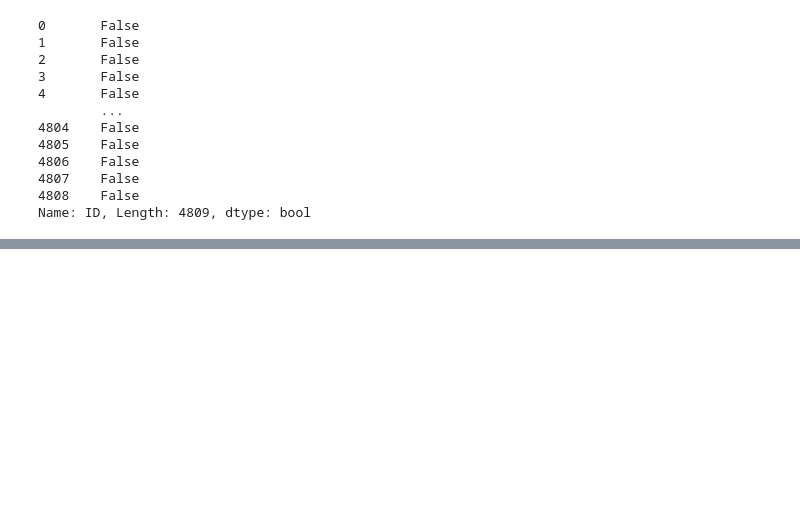
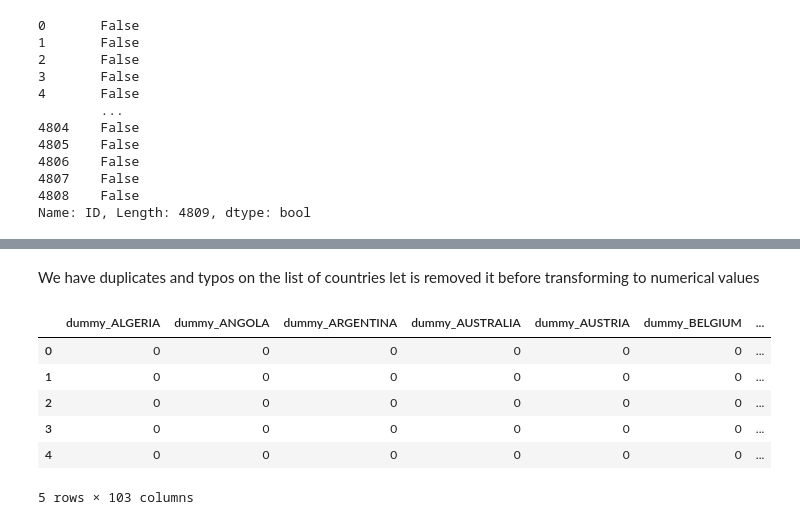
Before and after one commit to uta-dsc/tourism_challenge, a Jupyter notebook: EDA_EG.ipynb, the cells around one changed output, grey strips where cells are left out. Cells and saved outputs as stored; diff of their text form; code cells hidden in the pictures; blank space fills up the shorter version.

```diff
--- a/EDA_EG.ipynb
+++ b/EDA_EG.ipynb
@@ -159,0 +207,3 @@ df_p.head()
+# %%
+df_p['payment_mode'] = df_p['payment_mode'].replace('Travellers Cheque', 'Other', regex=True)
+df_p['payment_mode'].value_counts()
@@ -162,6 +218,8 @@ Changing tapes of total_male(female)
 # %%
-df[df['total_female'].isnull()].T
-
 df_p['total_female'] = df_p['total_female'].fillna(df_p['total_female'].value_counts().argmax())
 df_p['total_male'] = df_p['total_male'].fillna(df_p['total_male'].value_counts().argmax())
+index_values = df_p[(df_p["total_male"] == 'NaN') | (df_p["total_female"] == 'NaN')].index
+df_p.drop(index_values, inplace=True)
 df_p = df_p.astype({"total_female": int, "total_male": int})
+df_p['group_size'] = df_p['total_female'] + df_p['total_male']
+df_p['group_size']
@@ -185,3 +256,11 @@ display(df_p['ID'].duplicated())
 4807    False
 4808    False
 Name: ID, Length: 4809, dtype: bool
+# %%
+dummies = pd.get_dummies(df_p["travel_with"], prefix = "dummy")
+dummies = dummies.astype(int)
+# Concatenate the dummies DataFrame with the original DataFrame
+df_p = pd.concat([df_p, dummies], axis=1)
+
+# Display the updated DataFrame
+dummies.head()
@@ -187,0 +274,2 @@ Name: ID, Length: 4809, dtype: bool
+# %% [markdown]
+We have duplicates and typos on the list of countries let is removed it before transforming to numerical values
@@ -187,0 +282,16 @@ Name: ID, Length: 4809, dtype: bool
+# %%
+dummies = pd.get_dummies(df_p["country"], prefix = "dummy")
+dummies = dummies.astype(int)
+# Concatenate the dummies DataFrame with the original DataFrame
+df_p = pd.concat([df_p, dummies], axis=1)
+
+# Display the updated DataFrame
+dummies.head()
+# %% [output]
+|  | dummy_ALGERIA | dummy_ANGOLA | dummy_ARGENTINA | dummy_AUSTRALIA | dummy_AUSTRIA | dummy_BELGIUM | ... |
+| 0 | 0 | 0 | 0 | 0 | 0 | 0 | ... |
+| 1 | 0 | 0 | 0 | 0 | 0 | 0 | ... |
+| 2 | 0 | 0 | 0 | 0 | 0 | 0 | ... |
+| 3 | 0 | 0 | 0 | 0 | 0 | 0 | ... |
+| 4 | 0 | 0 | 0 | 0 | 0 | 0 | ... |
+5 rows × 103 columns
```
Also changed, not shown: parts of 57 cells of this notebook.
